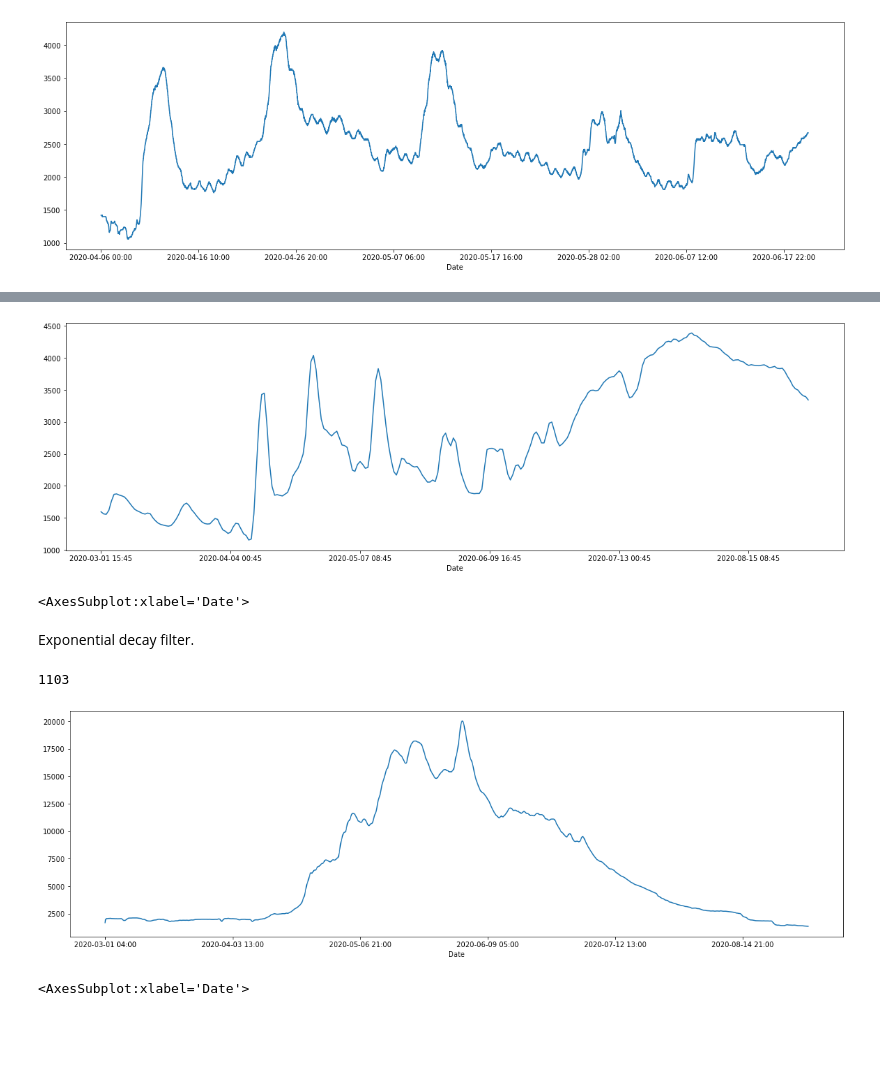
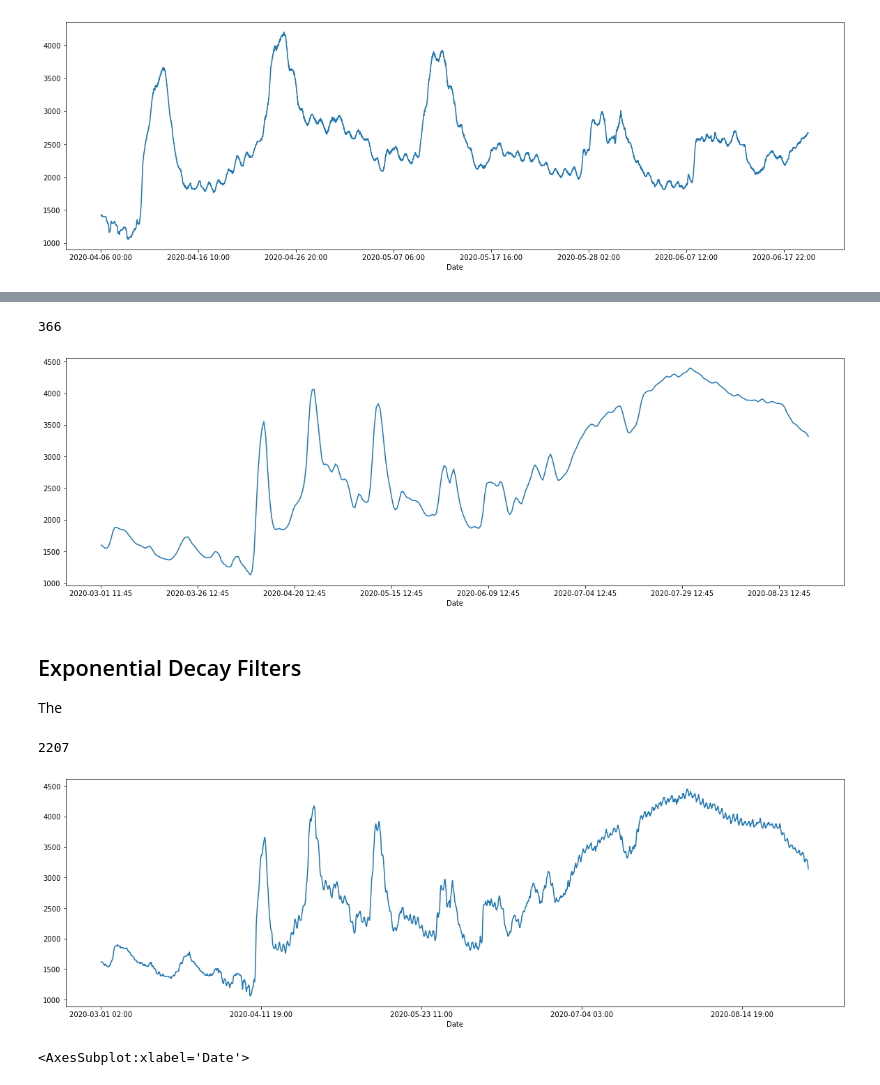
Before and after one commit to StephenElston/CSCI-E-108, a Jupyter notebook: notebooks/02_Streaming.ipynb, the cells around one changed output, grey strips where cells are left out. Drawn from its saved outputs; the diff is of its cells as text; code cells hidden in the pictures; blank space fills up the shorter version.

```diff
--- a/notebooks/02_Streaming.ipynb
+++ b/notebooks/02_Streaming.ipynb
@@ -216,33 +230,35 @@ plot_time_series(filtered_12)
 # %%
-filtered_128 = window_average(Yakima, length=128, stride=64)
-len(filtered_128)
-plot_time_series(filtered_128)
+filtered_96 = window_average(Yakima, length=96, stride=48)
+print(len(filtered_96))
+_=plot_time_series(filtered_96)
 # %% [output]
+366
-[figure, old version]
+[figure, new version]
-<AxesSubplot:xlabel='Date'>
 # %% [markdown]
-Exponential decay filter.
+## Exponential Decay Filters
+
+The
 # %%
-def exponential_smooth(ts, alpha=0.1, step=16):
+def exponential_smooth(ts, alpha=0.01, stride=8):
     in_index = ts.index
     idx = []
-    samples=[0.0]
+    samples=[ts[0]]
     out = []
     for ix in range(1,len(ts)):
-        samples.append((1.0 - alpha) * samples[ix-1] + alpha * ts[ix])
-        if ix % step == 0:
+        samples.append((1.0 - alpha) * ts[ix] + alpha * samples[ix-1])
+        if ix % stride == 0:
             out.append(samples[ix])
             idx.append(in_index[ix])
     out = pd.Series(out, index=idx)
     return out
 
 
-smoothed_01 = exponential_smooth(query_stream(stream_flow, Columns='Stream_flow', site_numbers=[12447200]))
+smoothed_01 = exponential_smooth(query_stream(stream_flow, Columns='Stream_flow', site_numbers=[12484500]))
 
 print(len(smoothed_01))
 plot_time_series(smoothed_01)
 # %% [output]
-1103
+2207
-[figure, old version]
+[figure, new version]
 <AxesSubplot:xlabel='Date'>
 # %%
```
Also changed, not shown: parts of 9 cells of this notebook.
